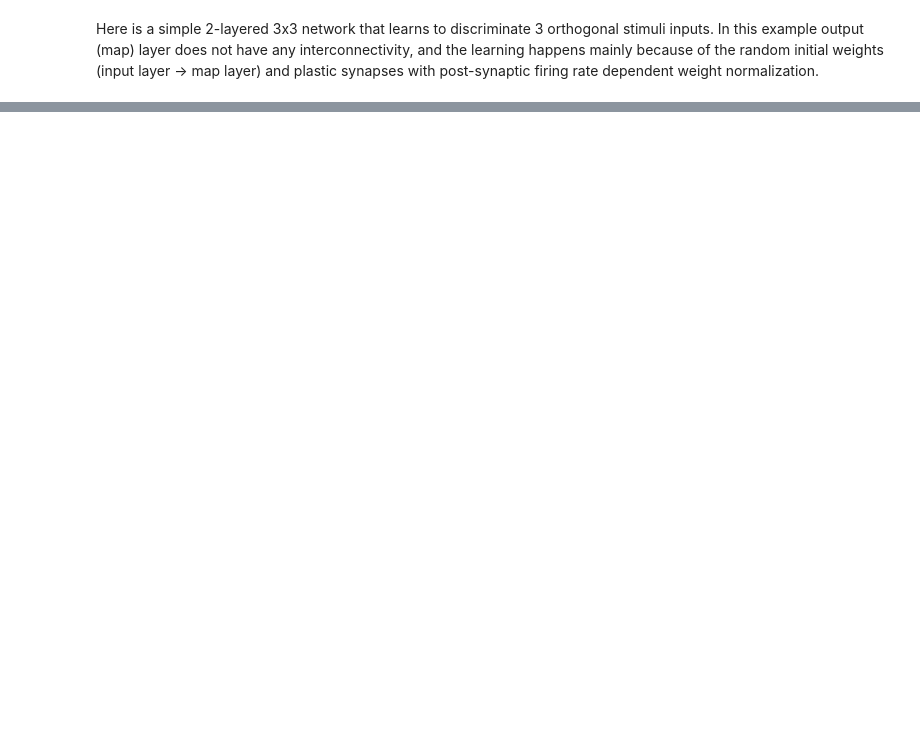
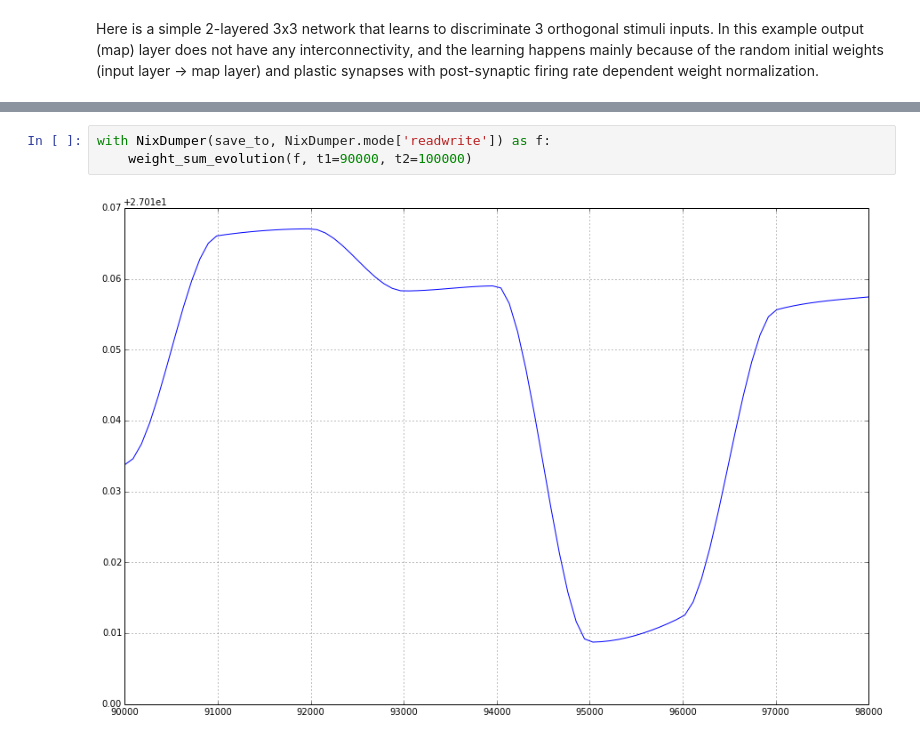
Before and after one commit to asobolev/toy-network, a Jupyter notebook: simulation/discrimination/01_3x3_orthogonal.ipynb, the cells around one changed output, grey strips where cells are left out. Cells and saved outputs as stored; diff of their text form; blank space fills up the shorter version.

```diff
--- a/simulation/discrimination/01_3x3_orthogonal.ipynb
+++ b/simulation/discrimination/01_3x3_orthogonal.ipynb
@@ -146,0 +88,5 @@ os.system("./analyse.py --file %s -w" % save_to)
+# %%
+with NixDumper(save_to, NixDumper.mode['readwrite']) as f:
+    weight_sum_evolution(f, t1=90000, t2=100000)
+# %% [output]
+[figure, added]
```
Also changed, not shown: parts of 18 cells of this notebook, 1 other file.
